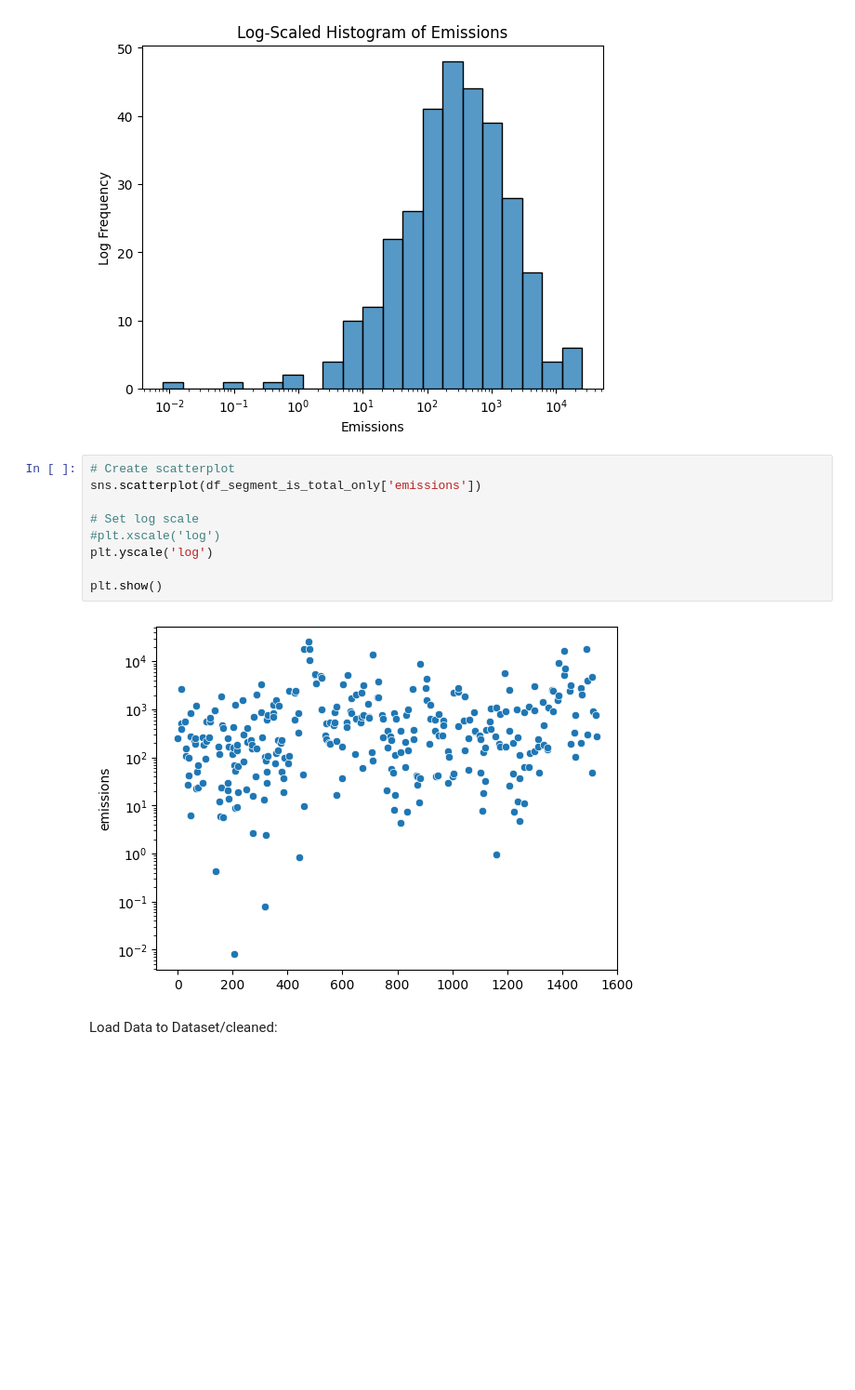
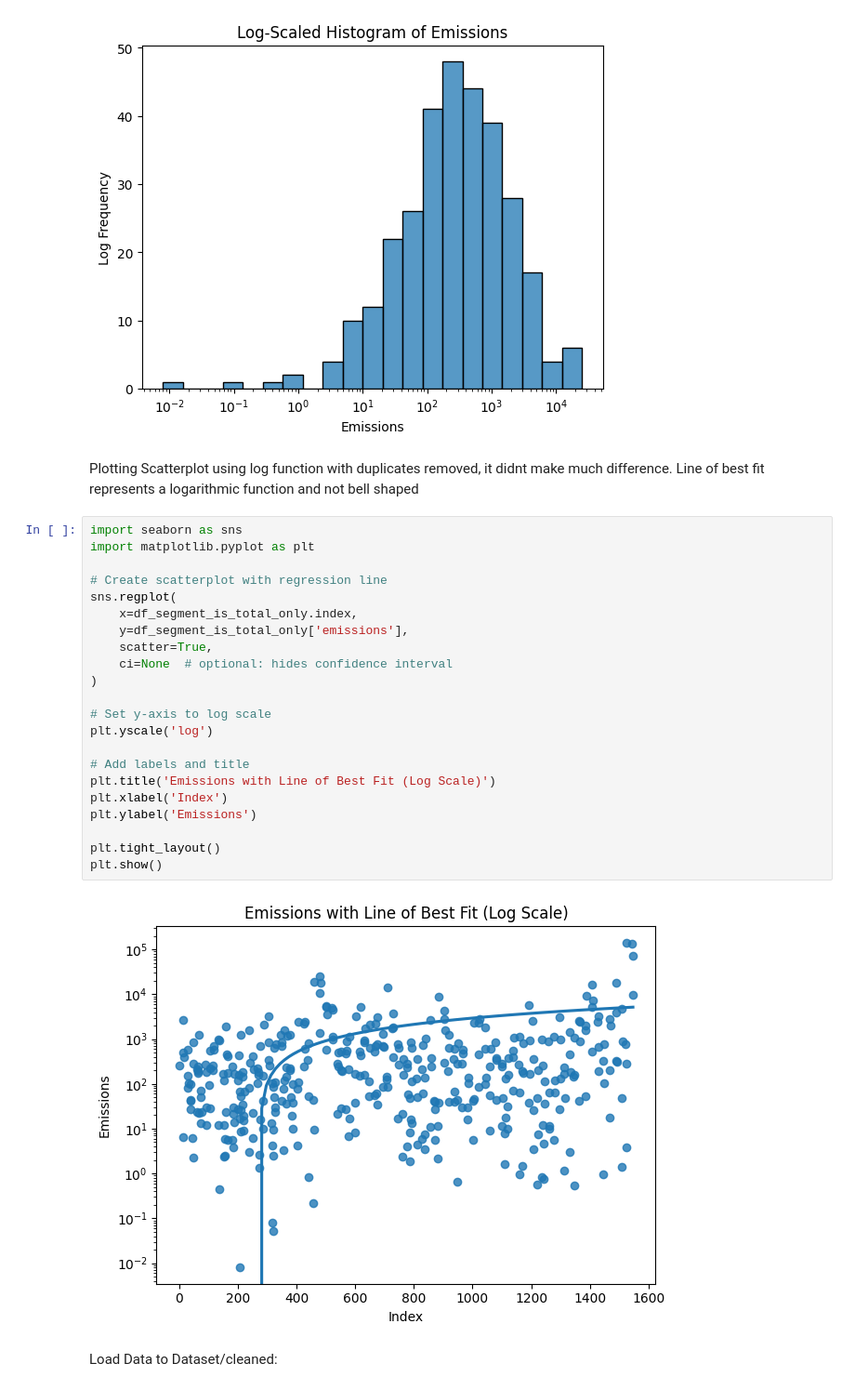
Before and after one commit to DaniDL346/Global_Methane_Flux_Analysis, a Jupyter notebook: jupyter_notebooks/1_ETL_notebook.ipynb, the cells around one changed output. Shown at 93% size. Drawn from its saved outputs; the diff is of its cells as text; blank space fills up the shorter version.

```diff
--- a/jupyter_notebooks/1_ETL_notebook.ipynb
+++ b/jupyter_notebooks/1_ETL_notebook.ipynb
@@ -531,17 +577,32 @@ plt.ylabel("Log Frequency")
 plt.show() #Log Histo plot of data with only segments=total, duplicates removed
 # %% [output]
 [figure]
-# %%
-# Create scatterplot
-sns.scatterplot(df_segment_is_total_only['emissions'])
-
-# Set log scale
-#plt.xscale('log')
-plt.yscale('log')
-
-plt.show()
-# %% [output]
-[figure, removed]
+# %% [markdown]
+Plotting Scatterplot using log function with duplicates removed, it didnt make much difference. Line of best fit represents a logarithmic function and not bell shaped
+# %%
+import seaborn as sns
+import matplotlib.pyplot as plt
+
+# Create scatterplot with regression line
+sns.regplot(
+    x=df_segment_is_total_only.index,
+    y=df_segment_is_total_only['emissions'],
+    scatter=True,
+    ci=None  # optional: hides confidence interval
+)
+
+# Set y-axis to log scale
+plt.yscale('log')
+
+# Add labels and title
+plt.title('Emissions with Line of Best Fit (Log Scale)')
+plt.xlabel('Index')
+plt.ylabel('Emissions')
+
+plt.tight_layout()
+plt.show()
+# %% [output]
+[figure, added]
 # %% [markdown]
 Load Data to Dataset/cleaned:
 # %%
```
Also changed, not shown: parts of 42 cells of this notebook, 1 other file.
